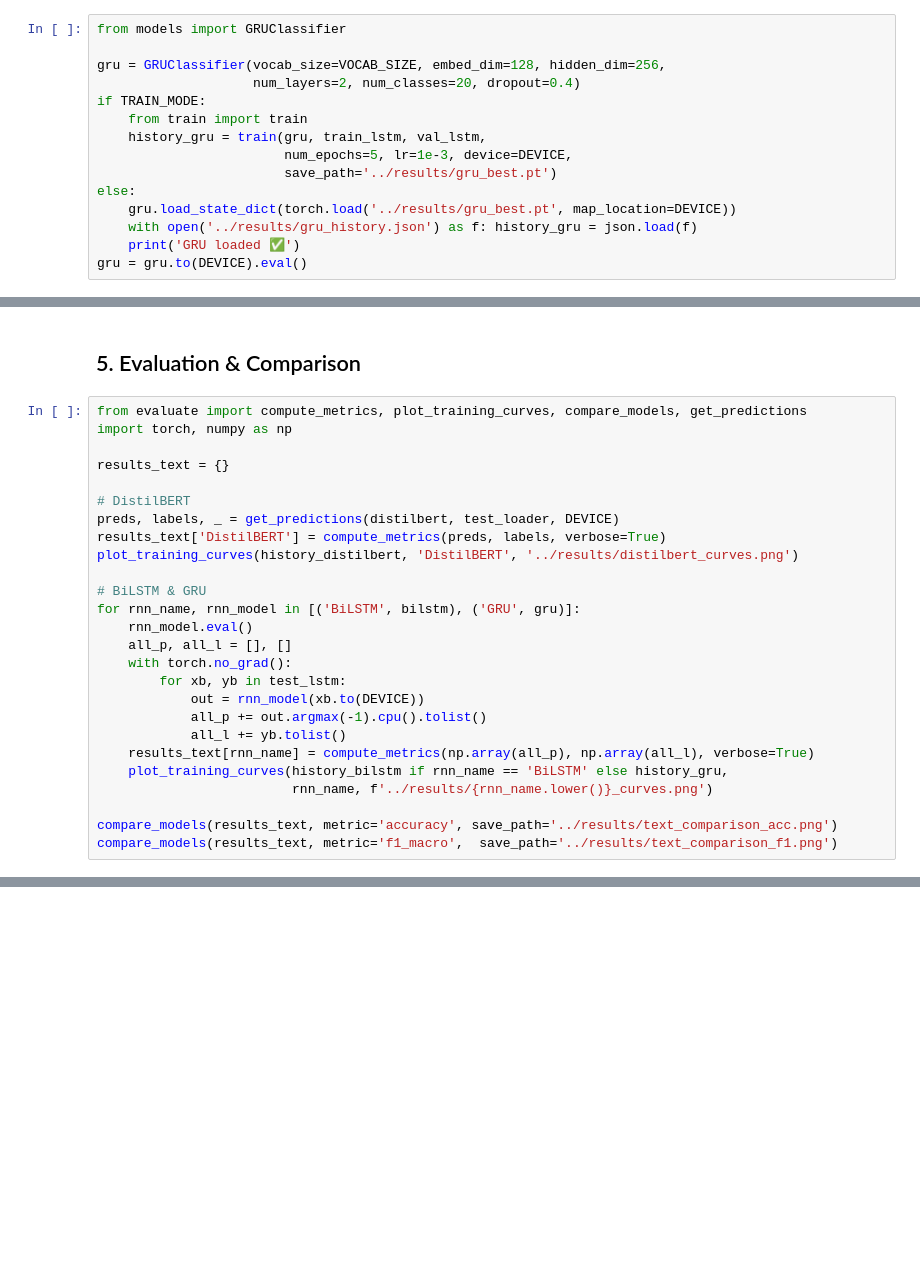
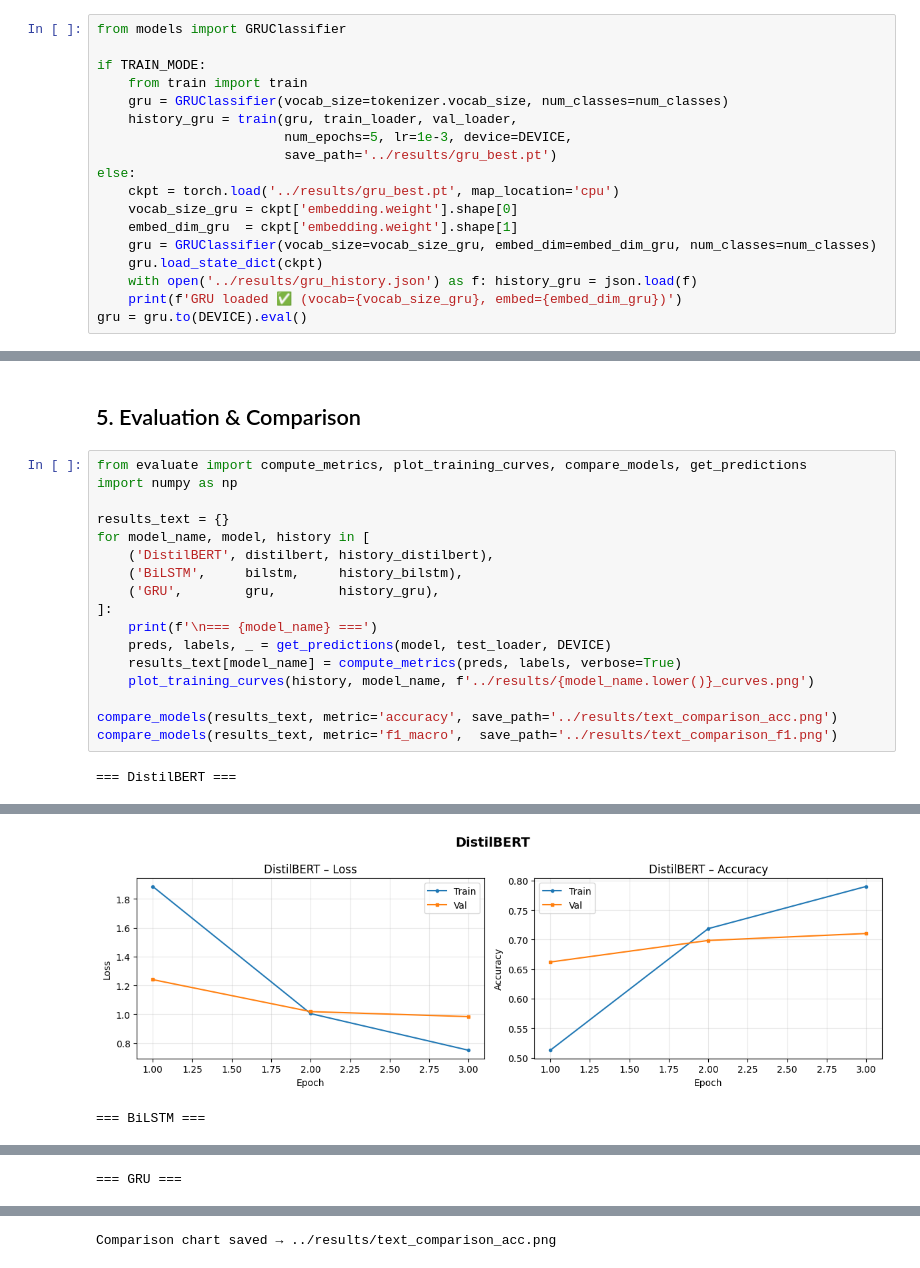
Before and after one commit to PhongNguyenTrung/hcmut-deeplearning-ass1, a Jupyter notebook: notebooks/05_text_rnn_transformer.ipynb, the cells around one changed output, grey strips where cells are left out. Cells and saved outputs as stored; diff of their text form; blank space fills up the shorter version.

```diff
--- a/notebooks/05_text_rnn_transformer.ipynb
+++ b/notebooks/05_text_rnn_transformer.ipynb
@@ -96,15 +86,18 @@ bilstm = bilstm.to(DEVICE).eval()
 # %%
 from models import GRUClassifier
 
-gru = GRUClassifier(vocab_size=VOCAB_SIZE, embed_dim=128, hidden_dim=256,
-                    num_layers=2, num_classes=20, dropout=0.4)
 if TRAIN_MODE:
     from train import train
-    history_gru = train(gru, train_lstm, val_lstm,
+    gru = GRUClassifier(vocab_size=tokenizer.vocab_size, num_classes=num_classes)
+    history_gru = train(gru, train_loader, val_loader,
                         num_epochs=5, lr=1e-3, device=DEVICE,
                         save_path='../results/gru_best.pt')
 else:
-    gru.load_state_dict(torch.load('../results/gru_best.pt', map_location=DEVICE))
+    ckpt = torch.load('../results/gru_best.pt', map_location='cpu')
+    vocab_size_gru = ckpt['embedding.weight'].shape[0]
+    embed_dim_gru  = ckpt['embedding.weight'].shape[1]
+    gru = GRUClassifier(vocab_size=vocab_size_gru, embed_dim=embed_dim_gru, num_classes=num_classes)
+    gru.load_state_dict(ckpt)
     with open('../results/gru_history.json') as f: history_gru = json.load(f)
-    print('GRU loaded ✅')
+    print(f'GRU loaded ✅ (vocab={vocab_size_gru}, embed={embed_dim_gru})')
 gru = gru.to(DEVICE).eval()
@@ -112,27 +107,20 @@ gru = gru.to(DEVICE).eval()
 ## 5. Evaluation & Comparison
 # %%
 from evaluate import compute_metrics, plot_training_curves, compare_models, get_predictions
-import torch, numpy as np
+import numpy as np
 
 results_text = {}
-
-# DistilBERT
-preds, labels, _ = get_predictions(distilbert, test_loader, DEVICE)
-results_text['DistilBERT'] = compute_metrics(preds, labels, verbose=True)
-plot_training_curves(history_distilbert, 'DistilBERT', '../results/distilbert_curves.png')
-
-# BiLSTM & GRU
-for rnn_name, rnn_model in [('BiLSTM', bilstm), ('GRU', gru)]:
-    rnn_model.eval()
-    all_p, all_l = [], []
-    with torch.no_grad():
-        for xb, yb in test_lstm:
-            out = rnn_model(xb.to(DEVICE))
-            all_p += out.argmax(-1).cpu().tolist()
-            all_l += yb.tolist()
-    results_text[rnn_name] = compute_metrics(np.array(all_p), np.array(all_l), verbose=True)
-    plot_training_curves(history_bilstm if rnn_name == 'BiLSTM' else history_gru,
-                         rnn_name, f'../results/{rnn_name.lower()}_curves.png')
+for model_name, model, history in [
+    ('DistilBERT', distilbert, history_distilbert),
+    ('BiLSTM',     bilstm,     history_bilstm),
+    ('GRU',        gru,        history_gru),
+]:
+    print(f'\n=== {model_name} ===')
+    preds, labels, _ = get_predictions(model, test_loader, DEVICE)
+    results_text[model_name] = compute_metrics(preds, labels, verbose=True)
+    plot_training_curves(history, model_name, f'../results/{model_name.lower()}_curves.png')
 
 compare_models(results_text, metric='accuracy', save_path='../results/text_comparison_acc.png')
 compare_models(results_text, metric='f1_macro',  save_path='../results/text_comparison_f1.png')
+# %% [output]
+=== DistilBERT ===
@@ -138,0 +144,2 @@ compare_models(results_text, metric='f1_macro',  save_path='../results/text_comp
+[figure, added]
+=== BiLSTM ===
@@ -138,0 +164 @@ compare_models(results_text, metric='f1_macro',  save_path='../results/text_comp
+=== GRU ===
@@ -138,0 +183 @@ compare_models(results_text, metric='f1_macro',  save_path='../results/text_comp
+Comparison chart saved → ../results/text_comparison_acc.png
```
Also changed, not shown: parts of 8 cells of this notebook, 2 other files.
